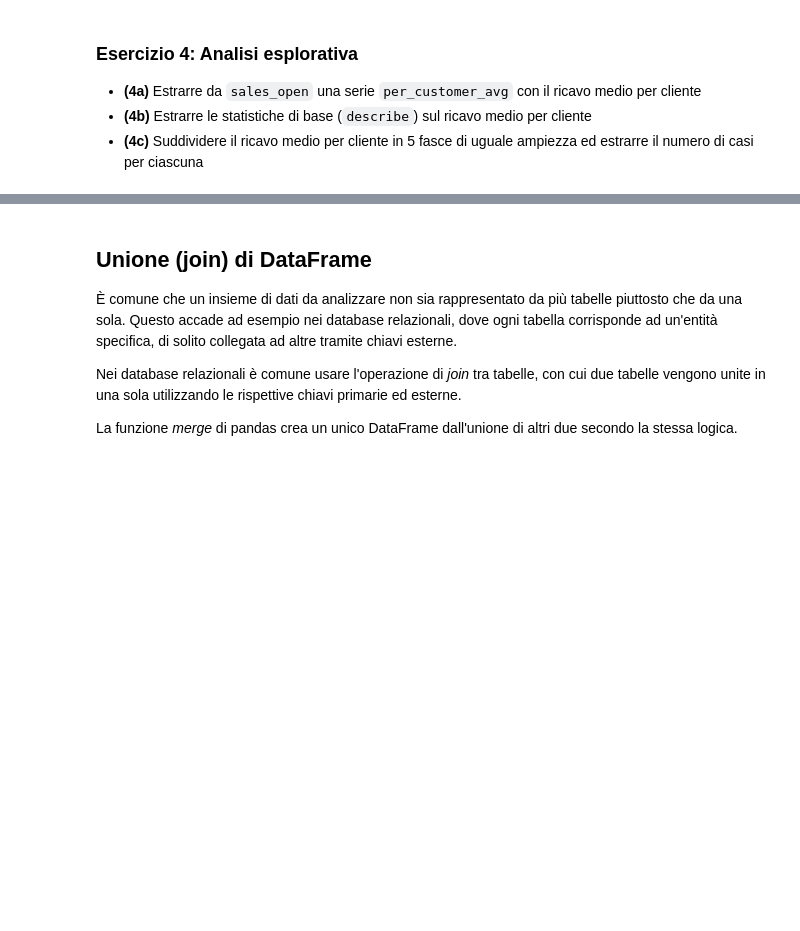
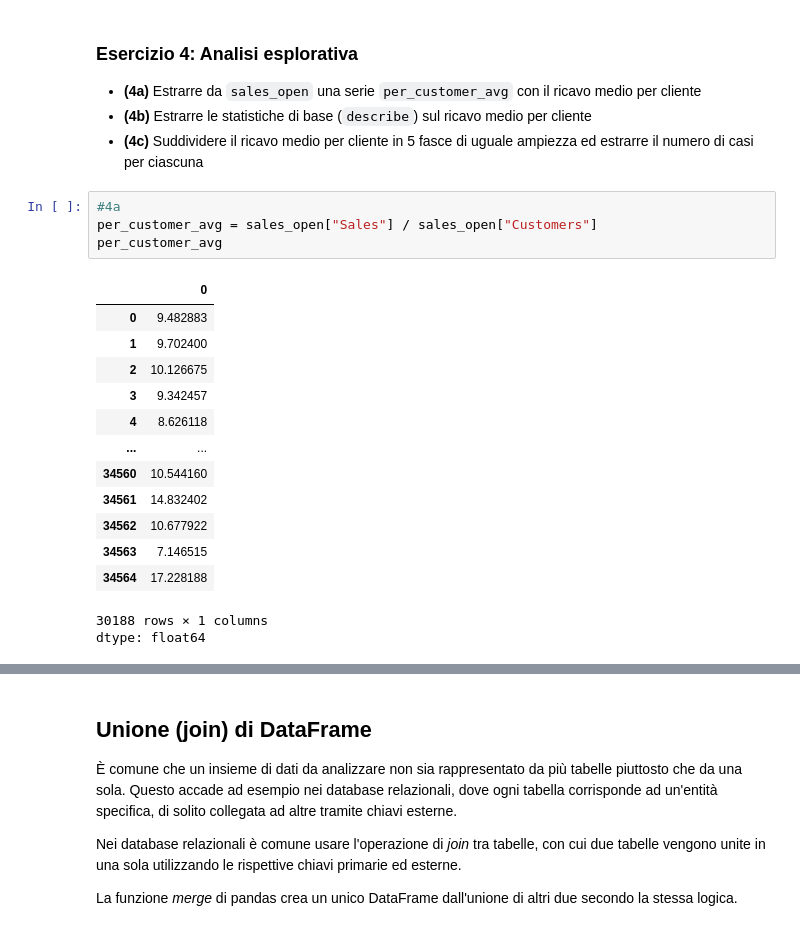
Before and after one commit to AlessioMinniti/OOP24-mpoly, a Jupyter notebook: Preprocessing_con_pandas/Preprocessing_e_analisi_esplorativa.nosol.ipynb, the cells around one changed output, grey strips where cells are left out. Saved outputs shown, nothing was run; the diff lists cells and outputs as text; blank space fills up the shorter version.

```diff
--- a/Preprocessing_con_pandas/Preprocessing_e_analisi_esplorativa.nosol.ipynb
+++ b/Preprocessing_con_pandas/Preprocessing_e_analisi_esplorativa.nosol.ipynb
@@ -642,3 +642,22 @@ dtype: int64
 - **(4a)** Estrarre da `sales_open` una serie `per_customer_avg` con il ricavo medio per cliente
 - **(4b)** Estrarre le statistiche di base (`describe`) sul ricavo medio per cliente
 - **(4c)** Suddividere il ricavo medio per cliente in 5 fasce di uguale ampiezza ed estrarre il numero di casi per ciascuna
+# %%
+#4a
+per_customer_avg = sales_open["Sales"] / sales_open["Customers"]
+per_customer_avg
+# %% [output]
+|  | 0 |
+| 0 | 9.482883 |
+| 1 | 9.702400 |
+| 2 | 10.126675 |
+| 3 | 9.342457 |
+| 4 | 8.626118 |
+| ... | ... |
+| 34560 | 10.544160 |
+| 34561 | 14.832402 |
+| 34562 | 10.677922 |
+| 34563 | 7.146515 |
+| 34564 | 17.228188 |
+30188 rows × 1 columns
+dtype: float64
```
Also changed, not shown: parts of 2 cells of this notebook.
